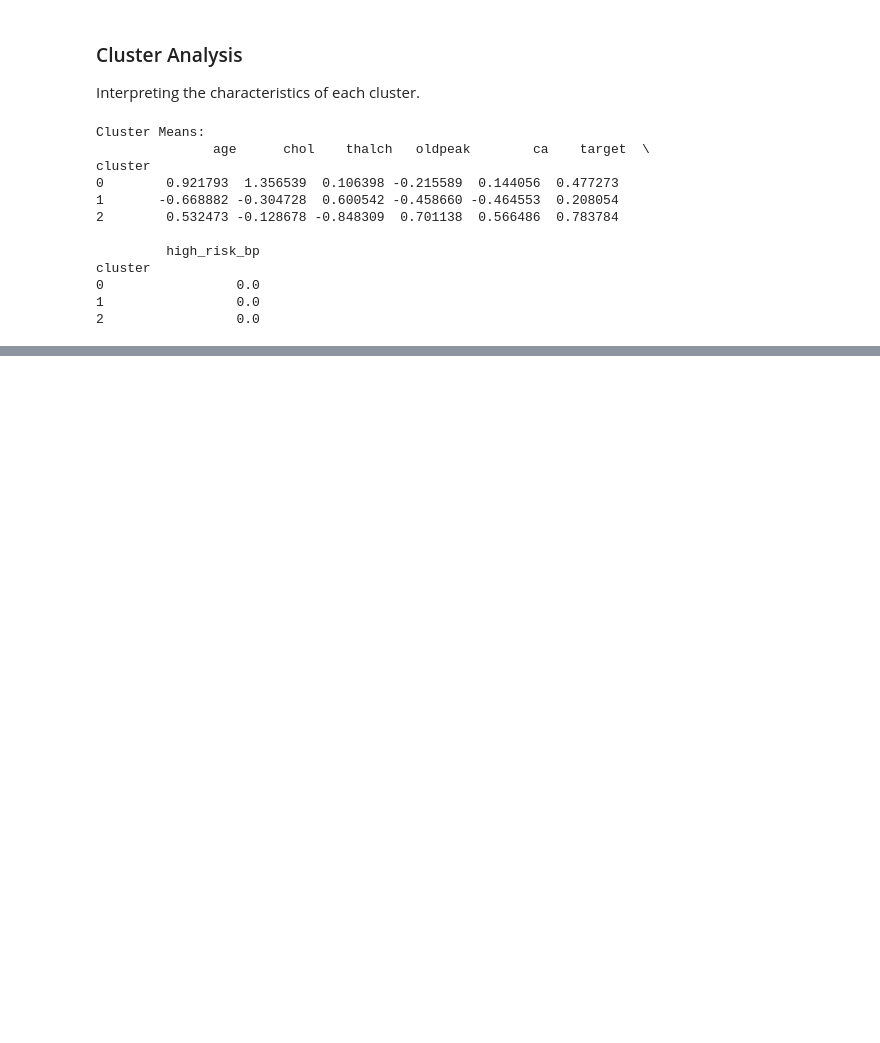
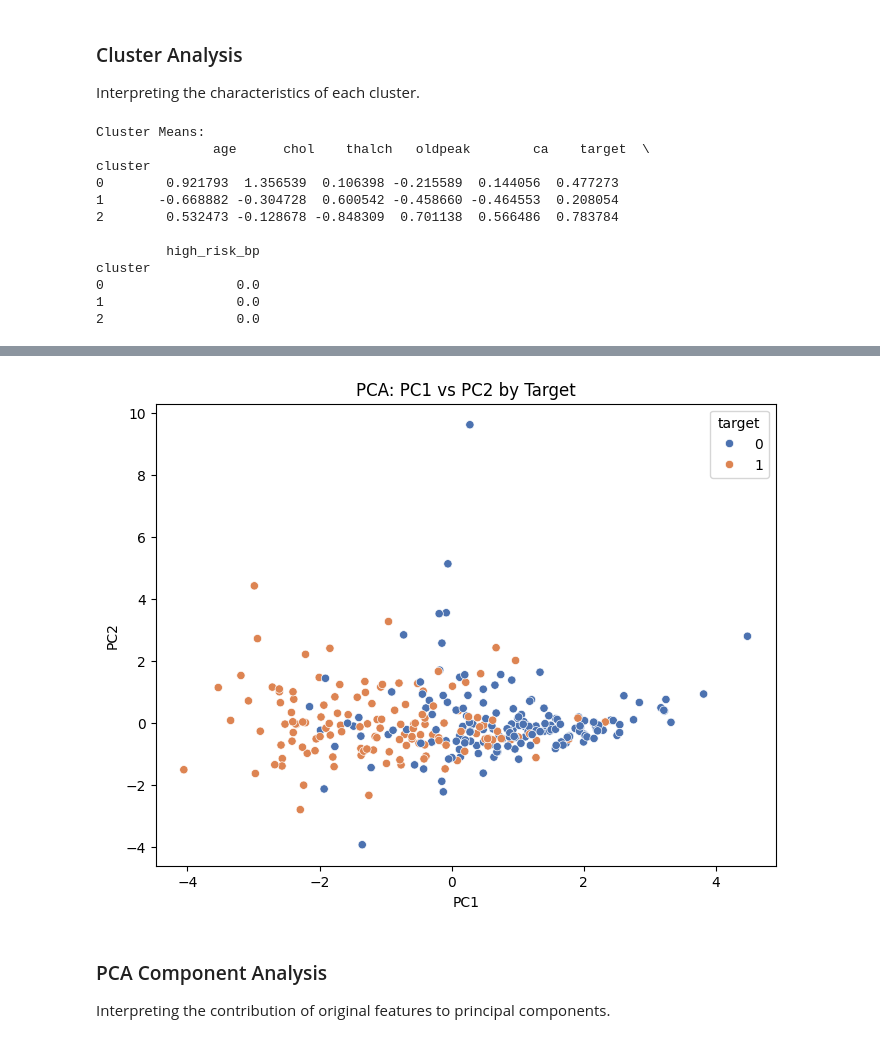
Before and after one commit to GoudyMT/heart-disease-ml, a Jupyter notebook: notebook/ml-portfolio.ipynb, the cells around one changed output, grey strips where cells are left out. Cells and saved outputs as stored; diff of their text form; code cells hidden in the pictures; blank space fills up the shorter version.

```diff
--- a/notebook/ml-portfolio.ipynb
+++ b/notebook/ml-portfolio.ipynb
@@ -280,0 +354,12 @@ cluster
+# %%
+# PCA scatter plot by target
+plt.figure(figsize=(8, 6))
+sns.scatterplot(x='PC1', y='PC2', hue='target', palette='deep', data=df_pca)
+plt.title('PCA: PC1 vs PC2 by Target')
+plt.savefig('../images/pca_target_scatter.png', dpi=300, bbox_inches='tight')
+plt.show()
+# %% [output]
+[figure, added]
+# %% [markdown]
+### PCA Component Analysis
+Interpreting the contribution of original features to principal components.
```
Also changed, not shown: parts of 11 cells of this notebook, 5 other files.
